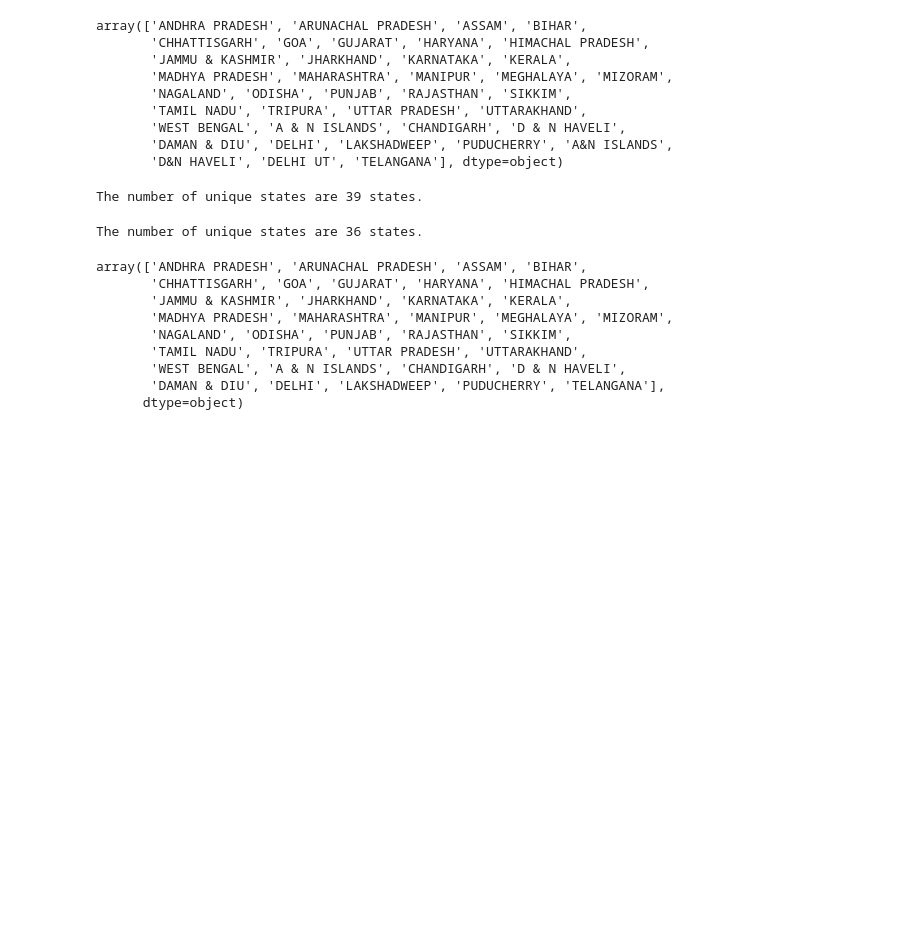
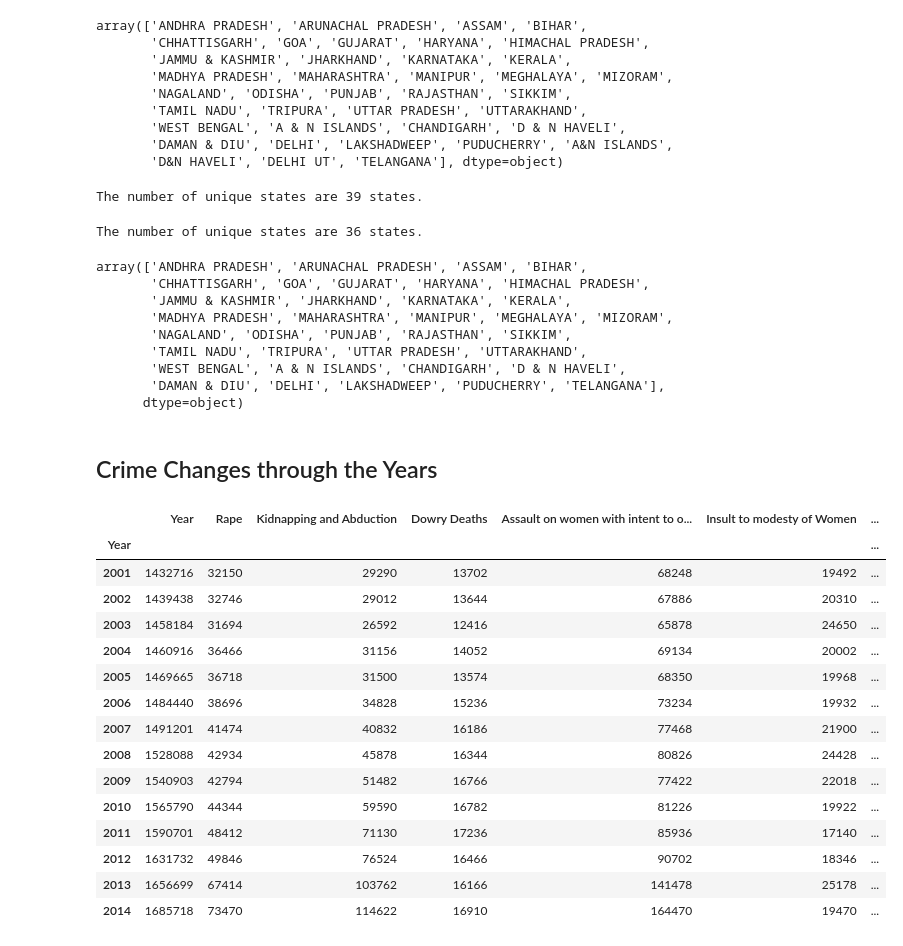
Before and after one commit to mfarrokhrouz/Crime_Against_Women, a Jupyter notebook: CrimesAgainstWomen.ipynb, the cells around one changed output. Drawn from its saved outputs; the diff is of its cells as text; code cells hidden in the pictures; blank space fills up the shorter version.

```diff
--- a/CrimesAgainstWomen.ipynb
+++ b/CrimesAgainstWomen.ipynb
@@ -145,3 +145,33 @@ array(['ANDHRA PRADESH', 'ARUNACHAL PRADESH', 'ASSAM', 'BIHAR',
        'WEST BENGAL', 'A & N ISLANDS', 'CHANDIGARH', 'D & N HAVELI',
        'DAMAN & DIU', 'DELHI', 'LAKSHADWEEP', 'PUDUCHERRY', 'TELANGANA'],
       dtype=object)
+# %% [markdown]
+## Crime Changes through the Years
+# %%
+def func(all_cases):
+
+    for i in list(data.columns)[2:]:
+        all_cases[i]=data.groupby(['Year'])[i].sum()
+
+    return all_cases
+
+all_cases=pd.DataFrame()
+all_cases=func(all_cases)
+all_cases
+# %% [output]
+|  | Year | Rape | Kidnapping and Abduction | Dowry Deaths | Assault on women with intent to o... | Insult to modesty of Women | ... |
+| Year |  |  |  |  |  |  | ... |
+| 2001 | 1432716 | 32150 | 29290 | 13702 | 68248 | 19492 | ... |
+| 2002 | 1439438 | 32746 | 29012 | 13644 | 67886 | 20310 | ... |
+| 2003 | 1458184 | 31694 | 26592 | 12416 | 65878 | 24650 | ... |
+| 2004 | 1460916 | 36466 | 31156 | 14052 | 69134 | 20002 | ... |
+| 2005 | 1469665 | 36718 | 31500 | 13574 | 68350 | 19968 | ... |
+| 2006 | 1484440 | 38696 | 34828 | 15236 | 73234 | 19932 | ... |
+| 2007 | 1491201 | 41474 | 40832 | 16186 | 77468 | 21900 | ... |
+| 2008 | 1528088 | 42934 | 45878 | 16344 | 80826 | 24428 | ... |
+| 2009 | 1540903 | 42794 | 51482 | 16766 | 77422 | 22018 | ... |
+| 2010 | 1565790 | 44344 | 59590 | 16782 | 81226 | 19922 | ... |
+| 2011 | 1590701 | 48412 | 71130 | 17236 | 85936 | 17140 | ... |
+| 2012 | 1631732 | 49846 | 76524 | 16466 | 90702 | 18346 | ... |
+| 2013 | 1656699 | 67414 | 103762 | 16166 | 141478 | 25178 | ... |
+| 2014 | 1685718 | 73470 | 114622 | 16910 | 164470 | 19470 | ... |
```
Also changed, not shown: parts of 2 cells of this notebook.
